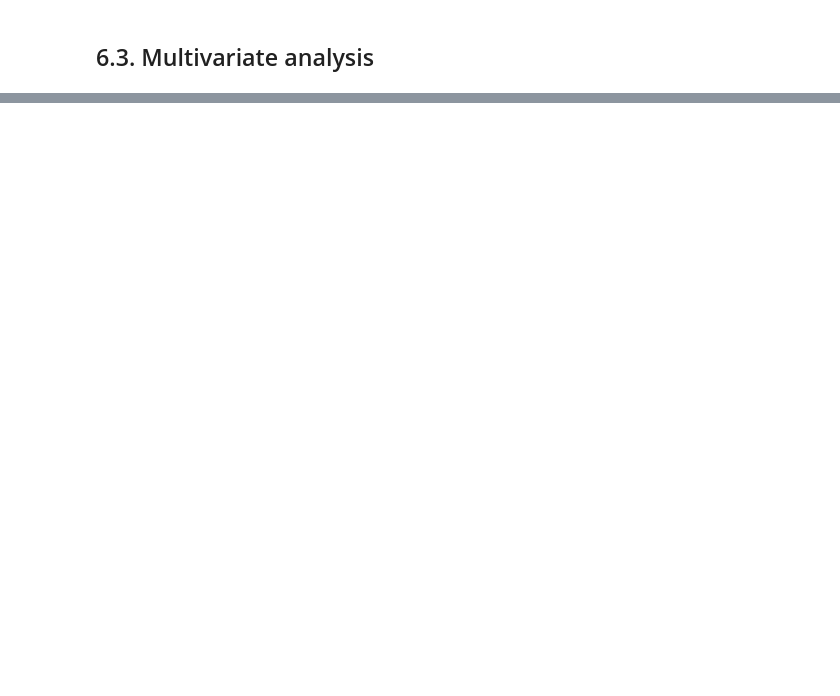
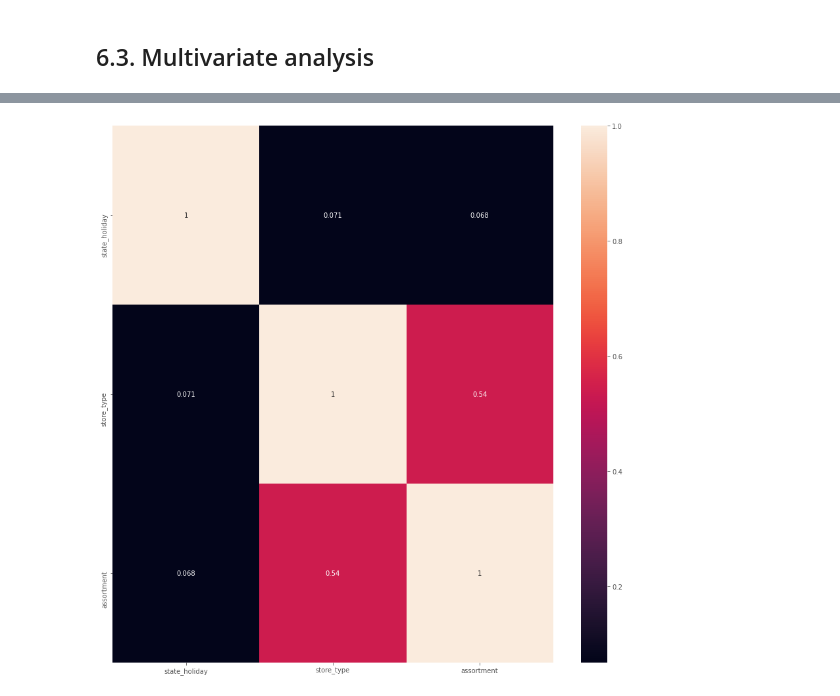
Before and after one commit to Emersonmiady/data-science-em-producao, a Jupyter notebook: rossman_store_sales.ipynb, the cells around one changed output, grey strips where cells are left out. Drawn from its saved outputs; the diff is of its cells as text; code cells hidden in the pictures; blank space fills up the shorter version.

```diff
--- a/rossman_store_sales.ipynb
+++ b/rossman_store_sales.ipynb
@@ -1352,0 +1394,19 @@ Stores sell less during the school holidays, but on **July** and **August**, the
+# %%
+# Creating the confusion matrix of cramer v values
+wanted_columns = cat_attributes.columns.drop(['year_week', 'before_16th'])
+cm = pd.DataFrame(columns=wanted_columns) # these variables are going to
+                                          # be excluded on the future
+
+for col1 in wanted_columns:
+    v_values = []
+    for col2 in wanted_columns:
+        v = cramer_v(cat_attributes[col1], cat_attributes[col2])
+        v_values.append(v)
+    cm[col1] = v_values
+cm = cm.set_index(wanted_columns)
+# %%
+# Heatmap
+plt.figure(figsize=(15, 15))
+sns.heatmap(cm, annot=True);
+# %% [output]
+[figure, added]
```
Also changed, not shown: parts of 39 cells of this notebook.
